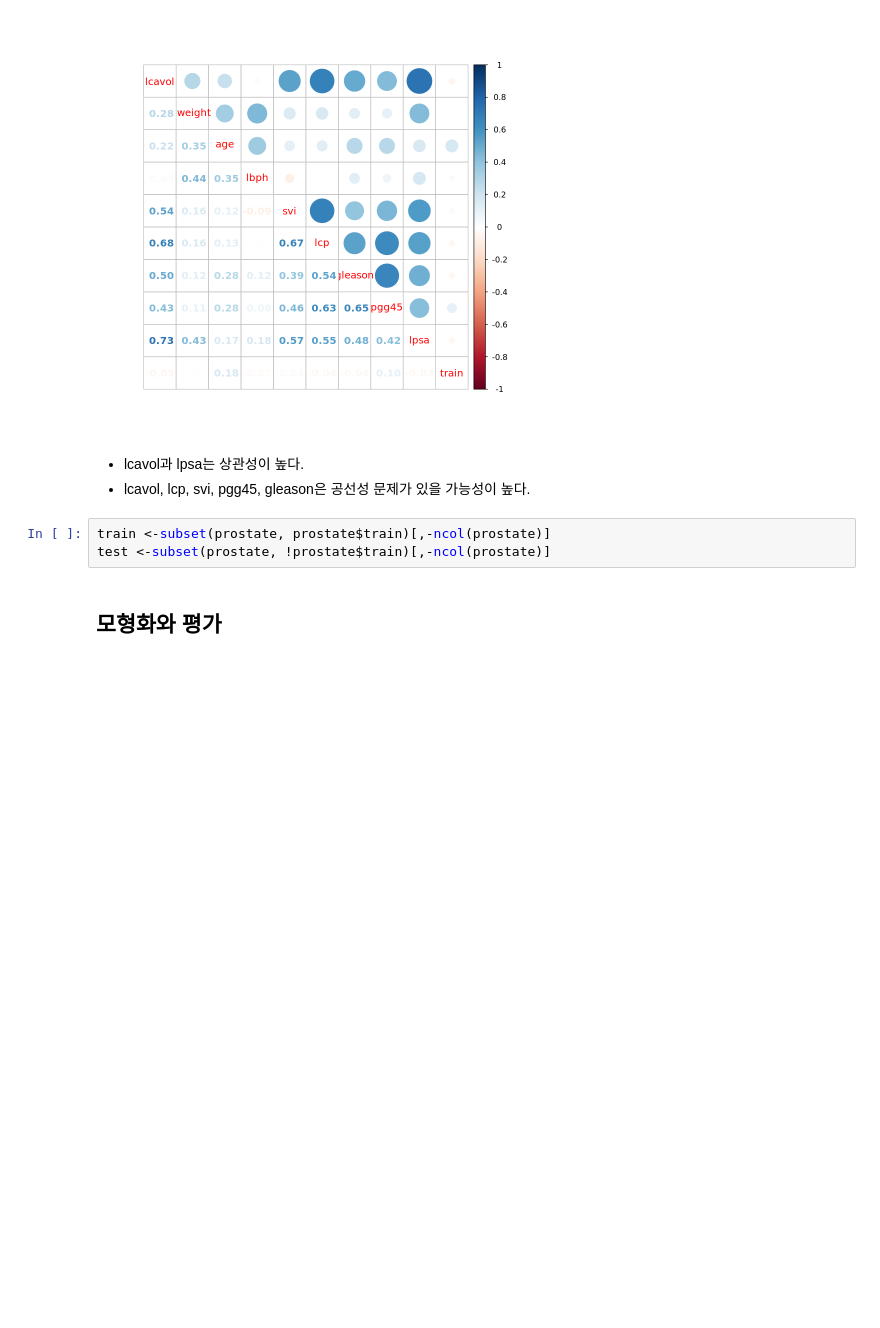
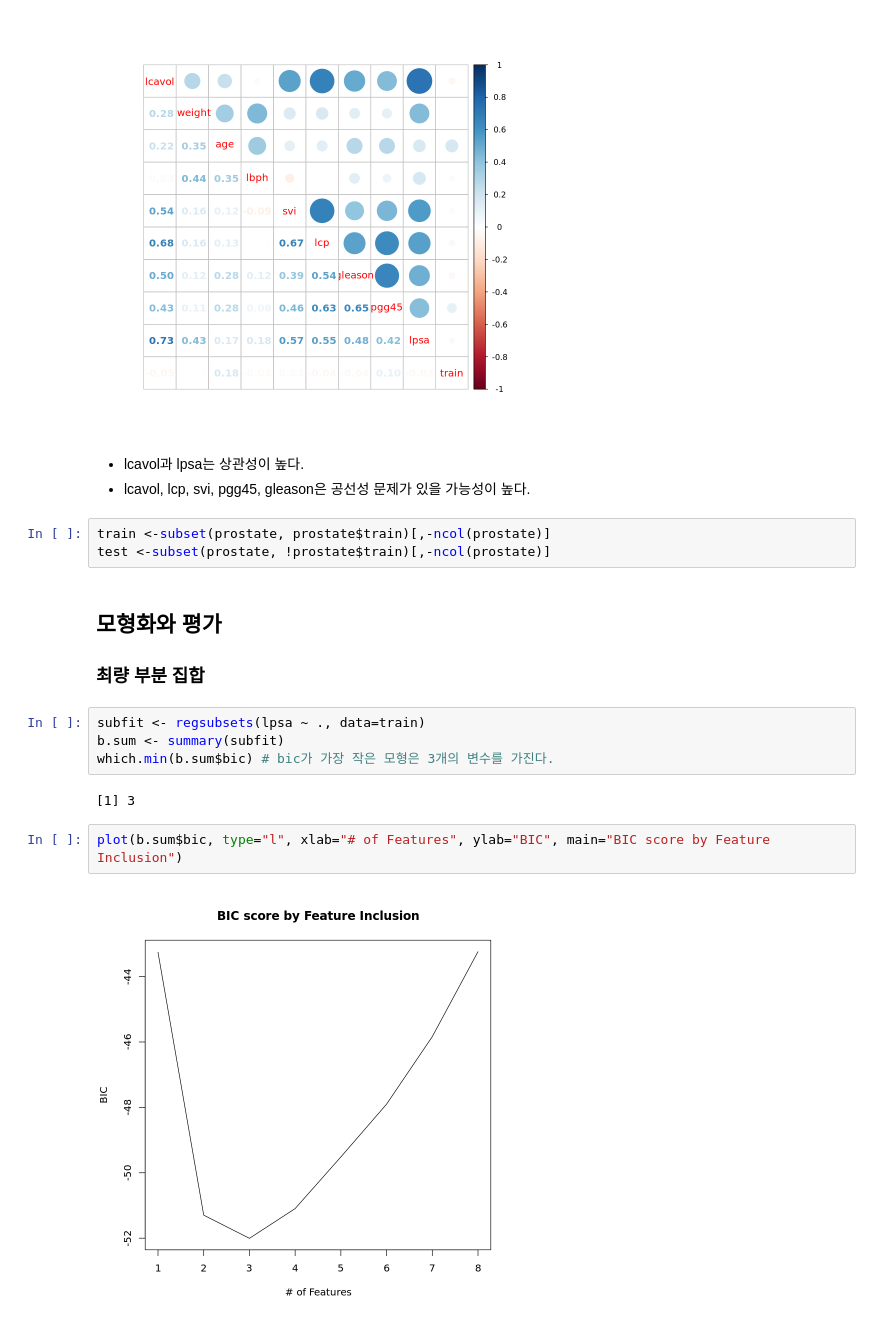
Before and after one commit to zzkl27/DataMining, a Jupyter notebook: R/Basic/선형모형_변수선택.ipynb, the cells around one changed output. Drawn from its saved outputs; the diff is of its cells as text; blank space fills up the shorter version.

```diff
--- a/R/Basic/선형모형_변수선택.ipynb
+++ b/R/Basic/선형모형_변수선택.ipynb
@@ -116,3 +129,14 @@ train <-subset(prostate, prostate$train)[,-ncol(prostate)]
 test <-subset(prostate, !prostate$train)[,-ncol(prostate)]
 # %% [markdown]
 ## 모형화와 평가
+### 최량 부분 집합
+# %%
+subfit <- regsubsets(lpsa ~ ., data=train)
+b.sum <- summary(subfit)
+which.min(b.sum$bic) # bic가 가장 작은 모형은 3개의 변수를 가진다.
+# %% [output]
+[1] 3
+# %%
+plot(b.sum$bic, type="l", xlab="# of Features", ylab="BIC", main="BIC score by Feature Inclusion")
+# %% [output]
+[figure, added]
```
Also changed, not shown: parts of 12 cells of this notebook, 1 other file.
